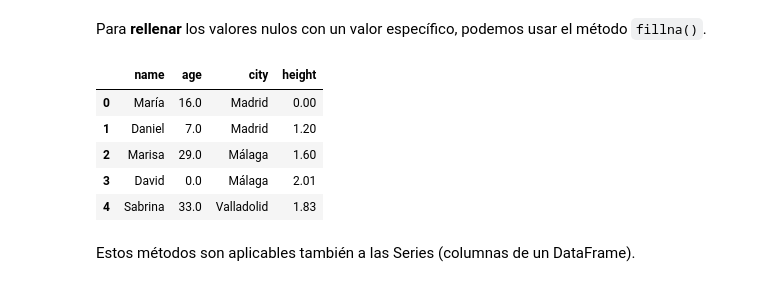
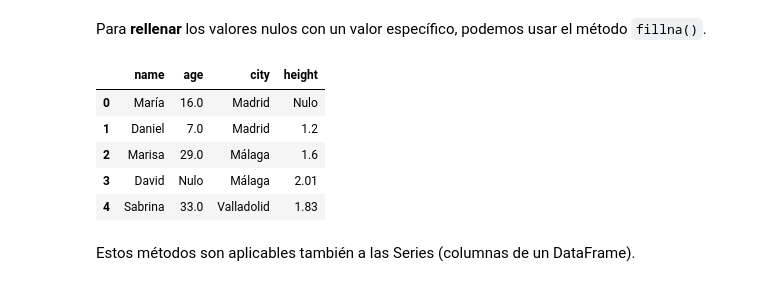
Before and after one commit to MarinaHolland/Python-Intro-for-Data-Science-at-CodeSpace, a Jupyter notebook: Notebooks/Lesson III - Pandas intro.ipynb, the cells around one changed output. Drawn from its saved outputs; the diff is of its cells as text; code cells hidden in the pictures.

```diff
--- a/Notebooks/Lesson III - Pandas intro.ipynb
+++ b/Notebooks/Lesson III - Pandas intro.ipynb
@@ -266,13 +280,13 @@ df.dropna()
 # %% [markdown]
 Para **rellenar** los valores nulos con un valor específico, podemos usar el método `fillna()`.
 # %%
-df.fillna(0)  # rellena los valores nulos con 0
+df.fillna("Nulo")  # rellena los valores nulos con 0
 # %% [output]
 |  | name | age | city | height |
-| 0 | María | 16.0 | Madrid | 0.00 |
-| 1 | Daniel | 7.0 | Madrid | 1.20 |
-| 2 | Marisa | 29.0 | Málaga | 1.60 |
-| 3 | David | 0.0 | Málaga | 2.01 |
+| 0 | María | 16.0 | Madrid | Nulo |
+| 1 | Daniel | 7.0 | Madrid | 1.2 |
+| 2 | Marisa | 29.0 | Málaga | 1.6 |
+| 3 | David | Nulo | Málaga | 2.01 |
 | 4 | Sabrina | 33.0 | Valladolid | 1.83 |
 # %% [markdown]
 Estos métodos son aplicables también a las Series (columnas de un DataFrame).
```
Also changed, not shown: parts of 22 cells of this notebook.
